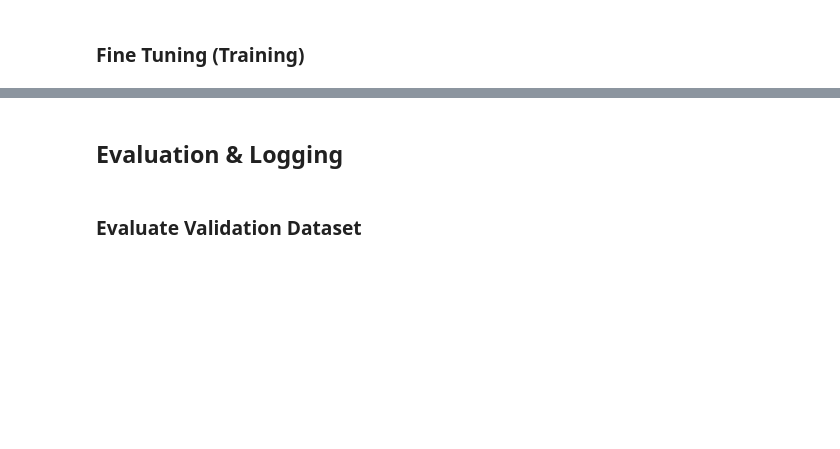
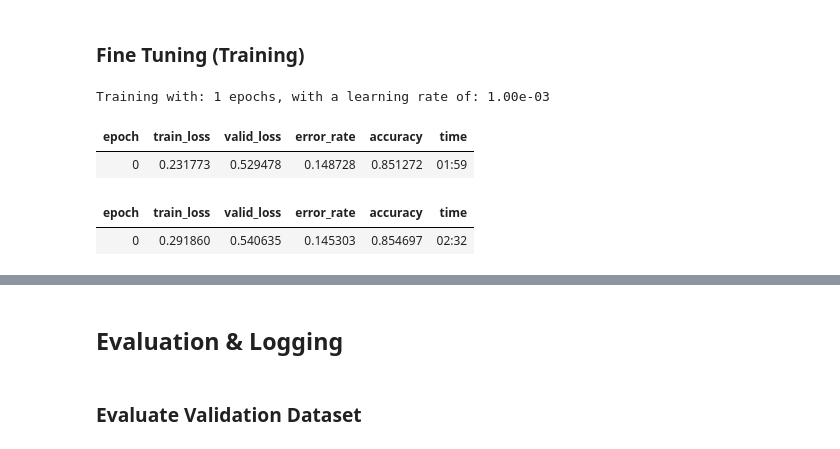
Before and after one commit to krullmizter/dog-breed-id-fastai, a Jupyter notebook: main.ipynb, the cells around one changed output, grey strips where cells are left out. Drawn from its saved outputs; the diff is of its cells as text; code cells hidden in the pictures; blank space fills up the shorter version.

```diff
--- a/main.ipynb
+++ b/main.ipynb
@@ -401,25 +482,38 @@ print(f'Suggested learning rate: {lr_sug}, and its exponential notation: {lr_sug
 # %%
 torch.cuda.empty_cache()
 
 '''
 The fine_tune method allows us to train or fine-tune our model based on a pre-trained model with new data.
 fine_tune only works with the last layer of the pre-trained model, as the rest of the pre-trained layers are frozen.
 One could use the fit_one_cycle method, but it is more suited for training a model from scratch.
 '''
 
 print(f'Training with: {ep} epochs, with a learning rate of: {lr_sug_ex}\n')
 
 # Start training timing
-start_time = datetime.now()
+start_time = datetime.datetime.now()
 
 # Train/Fine-tune
 learner.fine_tune(ep, lr_sug)
 
 # End training timing
-end_time = datetime.now()
+end_time = datetime.datetime.now()
 
-# Store the total training time as: hr:mm:sec
-training_time = end_time - start_time
-training_time = str(training_time).split('.')[0]
+# Get the total training time in seconds
+total_seconds = int((end_time - start_time).total_seconds())
+
+# Compute hours, minutes, and seconds
+hr  = total_seconds // 3600
+min = (total_seconds % 3600) // 60
+sec = total_seconds % 60
+
+# Format the result to: hr:mm:sec
+training_time = f'{hr:02d}:{min:02d}:{sec:02d}'
 
 print(f'\nFine-tuning (training) complete.\nIt took: {training_time}')
+# %% [output]
+Training with: 1 epochs, with a learning rate of: 1.00e-03
+| epoch | train_loss | valid_loss | error_rate | accuracy | time |
+| 0 | 0.231773 | 0.529478 | 0.148728 | 0.851272 | 01:59 |
+| epoch | train_loss | valid_loss | error_rate | accuracy | time |
+| 0 | 0.291860 | 0.540635 | 0.145303 | 0.854697 | 02:32 |
```
Also changed, not shown: parts of 25 cells of this notebook.
